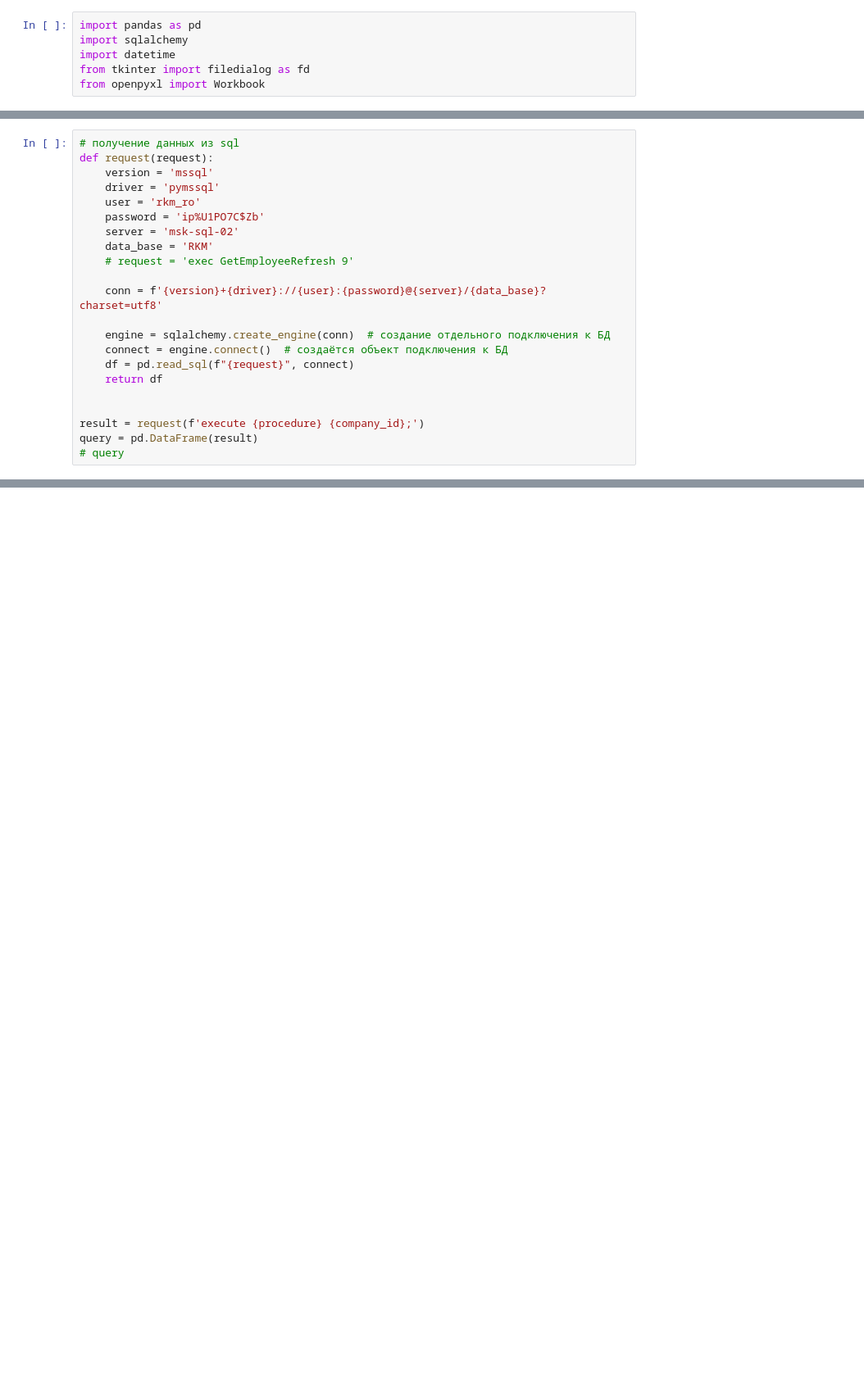
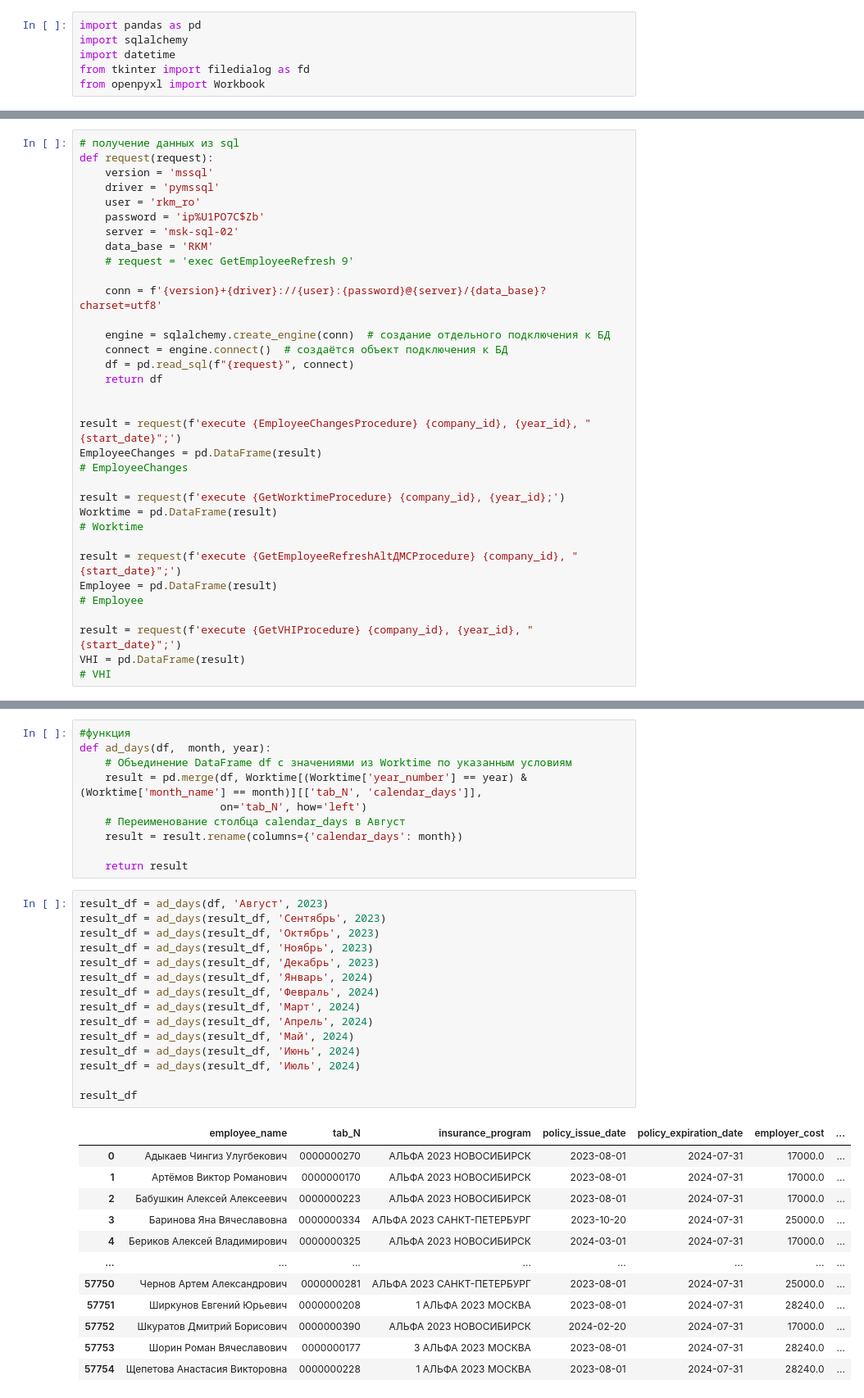
Before and after one commit to KovalenkoKonstantin/Skillbox_Data_Analysis, a Jupyter notebook: pandas_lessons/ДМС.ipynb, the cells around one changed output, grey strips where cells are left out. Shown at 82% size. Drawn from its saved outputs; the diff is of its cells as text; blank space fills up the shorter version.

```diff
--- a/pandas_lessons/ДМС.ipynb
+++ b/pandas_lessons/ДМС.ipynb
@@ -31,6 +37,18 @@ def request(request):
     return df
 
 
-result = request(f'execute {procedure} {company_id};')
-query = pd.DataFrame(result)
-# query
+result = request(f'execute {EmployeeChangesProcedure} {company_id}, {year_id}, "{start_date}";')
+EmployeeChanges = pd.DataFrame(result)
+# EmployeeChanges
+
+result = request(f'execute {GetWorktimeProcedure} {company_id}, {year_id};')
+Worktime = pd.DataFrame(result)
+# Worktime
+
+result = request(f'execute {GetEmployeeRefreshAltДМСProcedure} {company_id}, "{start_date}";')
+Employee = pd.DataFrame(result)
+# Employee
+
+result = request(f'execute {GetVHIProcedure} {company_id}, {year_id}, "{start_date}";')
+VHI = pd.DataFrame(result)
+# VHI
@@ -61,0 +195,38 @@ query = pd.DataFrame(result)
+# %%
+#функция
+def ad_days(df,  month, year):
+    # Объединение DataFrame df с значениями из Worktime по указанным условиям
+    result = pd.merge(df, Worktime[(Worktime['year_number'] == year) & (Worktime['month_name'] == month)][['tab_N', 'calendar_days']],
+                      on='tab_N', how='left')
+    # Переименование столбца calendar_days в Август
+    result = result.rename(columns={'calendar_days': month})
+
+    return result
+# %%
+result_df = ad_days(df, 'Август', 2023)
+result_df = ad_days(result_df, 'Сентябрь', 2023)
+result_df = ad_days(result_df, 'Октябрь', 2023)
+result_df = ad_days(result_df, 'Ноябрь', 2023)
+result_df = ad_days(result_df, 'Декабрь', 2023)
+result_df = ad_days(result_df, 'Январь', 2024)
+result_df = ad_days(result_df, 'Февраль', 2024)
+result_df = ad_days(result_df, 'Март', 2024)
+result_df = ad_days(result_df, 'Апрель', 2024)
+result_df = ad_days(result_df, 'Май', 2024)
+result_df = ad_days(result_df, 'Июнь', 2024)
+result_df = ad_days(result_df, 'Июль', 2024)
+
+result_df
+# %% [output]
+|  | employee_name | tab_N | insurance_program | policy_issue_date | policy_expiration_date | employer_cost | ... |
+| 0 | Адыкаев Чингиз Улугбекович | 0000000270 | АЛЬФА 2023 НОВОСИБИРСК | 2023-08-01 | 2024-07-31 | 17000.0 | ... |
+| 1 | Артёмов Виктор Романович | 0000000170 | АЛЬФА 2023 НОВОСИБИРСК | 2023-08-01 | 2024-07-31 | 17000.0 | ... |
+| 2 | Бабушкин Алексей Алексеевич | 0000000223 | АЛЬФА 2023 НОВОСИБИРСК | 2023-08-01 | 2024-07-31 | 17000.0 | ... |
+| 3 | Баринова Яна Вячеславовна | 0000000334 | АЛЬФА 2023 САНКТ-ПЕТЕРБУРГ | 2023-10-20 | 2024-07-31 | 25000.0 | ... |
+| 4 | Бериков Алексей Владимирович | 0000000325 | АЛЬФА 2023 НОВОСИБИРСК | 2024-03-01 | 2024-07-31 | 17000.0 | ... |
+| ... | ... | ... | ... | ... | ... | ... | ... |
+| 57750 | Чернов Артем Александрович | 0000000281 | АЛЬФА 2023 САНКТ-ПЕТЕРБУРГ | 2023-08-01 | 2024-07-31 | 25000.0 | ... |
+| 57751 | Ширкунов Евгений Юрьевич | 0000000208 | 1 АЛЬФА 2023 МОСКВА | 2023-08-01 | 2024-07-31 | 28240.0 | ... |
+| 57752 | Шкуратов Дмитрий Борисович | 0000000390 | АЛЬФА 2023 НОВОСИБИРСК | 2024-02-20 | 2024-07-31 | 17000.0 | ... |
+| 57753 | Шорин Роман Вячеславович | 0000000177 | 3 АЛЬФА 2023 МОСКВА | 2023-08-01 | 2024-07-31 | 28240.0 | ... |
+| 57754 | Щепетова Анастасия Викторовна | 0000000228 | 1 АЛЬФА 2023 МОСКВА | 2023-08-01 | 2024-07-31 | 28240.0 | ... |
```
Also changed, not shown: parts of 8 cells of this notebook, 1 other file.
